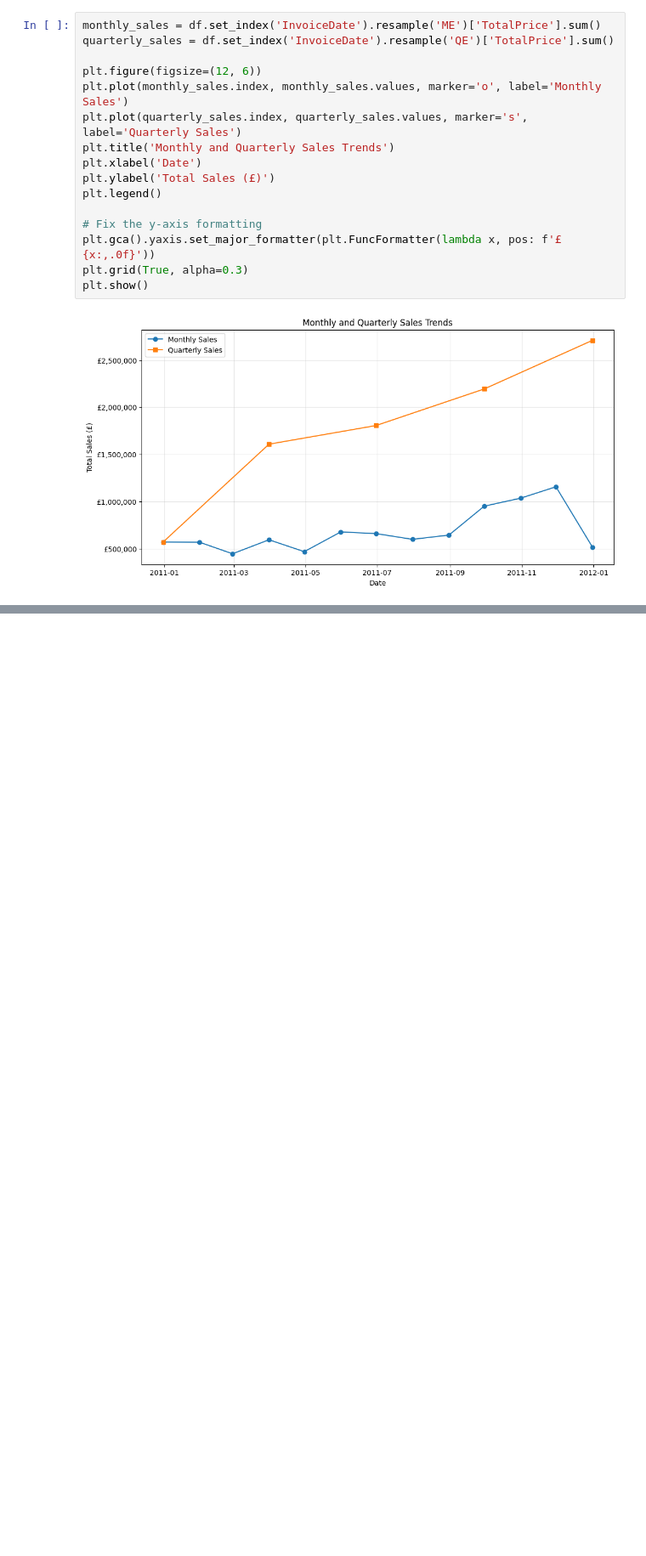
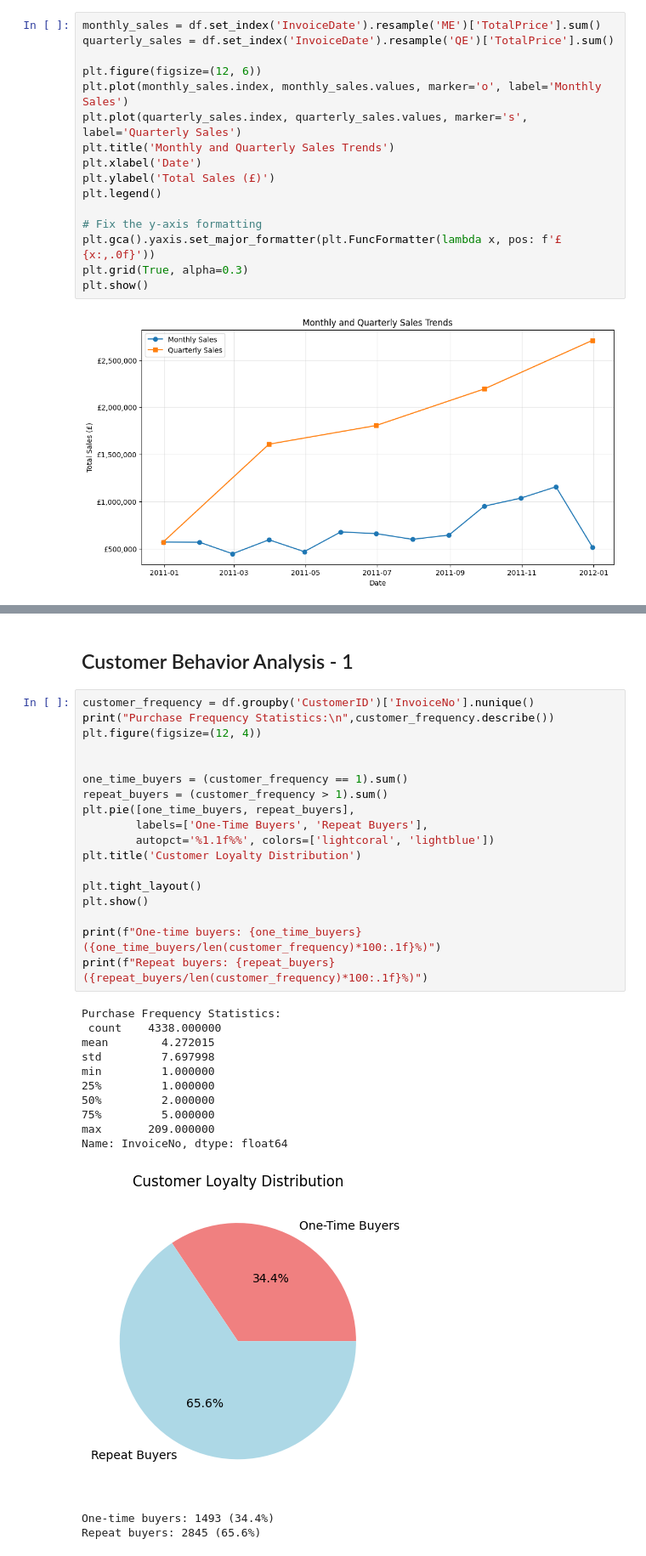
Before and after one commit to DanielDubrovsky/UK-Ecommerce-Data-Cleaning-and-Analysis, a Jupyter notebook: Notebooks/ecommerce.ipynb, the cells around one changed output, grey strips where cells are left out. Shown at 85% size. Saved outputs shown, nothing was run; the diff lists cells and outputs as text; blank space fills up the shorter version.

```diff
--- a/Notebooks/ecommerce.ipynb
+++ b/Notebooks/ecommerce.ipynb
@@ -185,0 +213,34 @@ plt.show()
+# %% [markdown]
+## Customer Behavior Analysis - 1
+# %%
+customer_frequency = df.groupby('CustomerID')['InvoiceNo'].nunique()
+print("Purchase Frequency Statistics:\n",customer_frequency.describe())
+plt.figure(figsize=(12, 4))
+
+
+one_time_buyers = (customer_frequency == 1).sum()
+repeat_buyers = (customer_frequency > 1).sum()
+plt.pie([one_time_buyers, repeat_buyers],
+        labels=['One-Time Buyers', 'Repeat Buyers'],
+        autopct='%1.1f%%', colors=['lightcoral', 'lightblue'])
+plt.title('Customer Loyalty Distribution')
+
+plt.tight_layout()
+plt.show()
+
+print(f"One-time buyers: {one_time_buyers} ({one_time_buyers/len(customer_frequency)*100:.1f}%)")
+print(f"Repeat buyers: {repeat_buyers} ({repeat_buyers/len(customer_frequency)*100:.1f}%)")
+# %% [output]
+Purchase Frequency Statistics:
+ count    4338.000000
+mean        4.272015
+std         7.697998
+min         1.000000
+25%         1.000000
+50%         2.000000
+75%         5.000000
+max       209.000000
+Name: InvoiceNo, dtype: float64
+[figure, added]
+One-time buyers: 1493 (34.4%)
+Repeat buyers: 2845 (65.6%)
```
Also changed, not shown: parts of 8 cells of this notebook.
